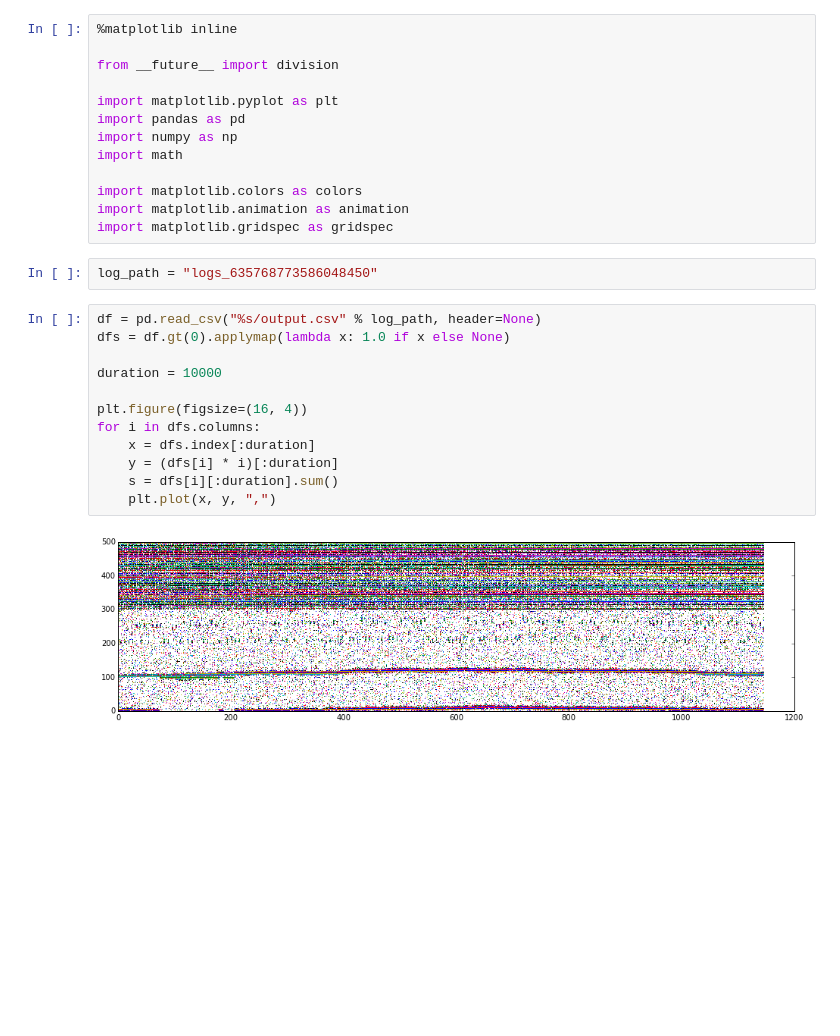
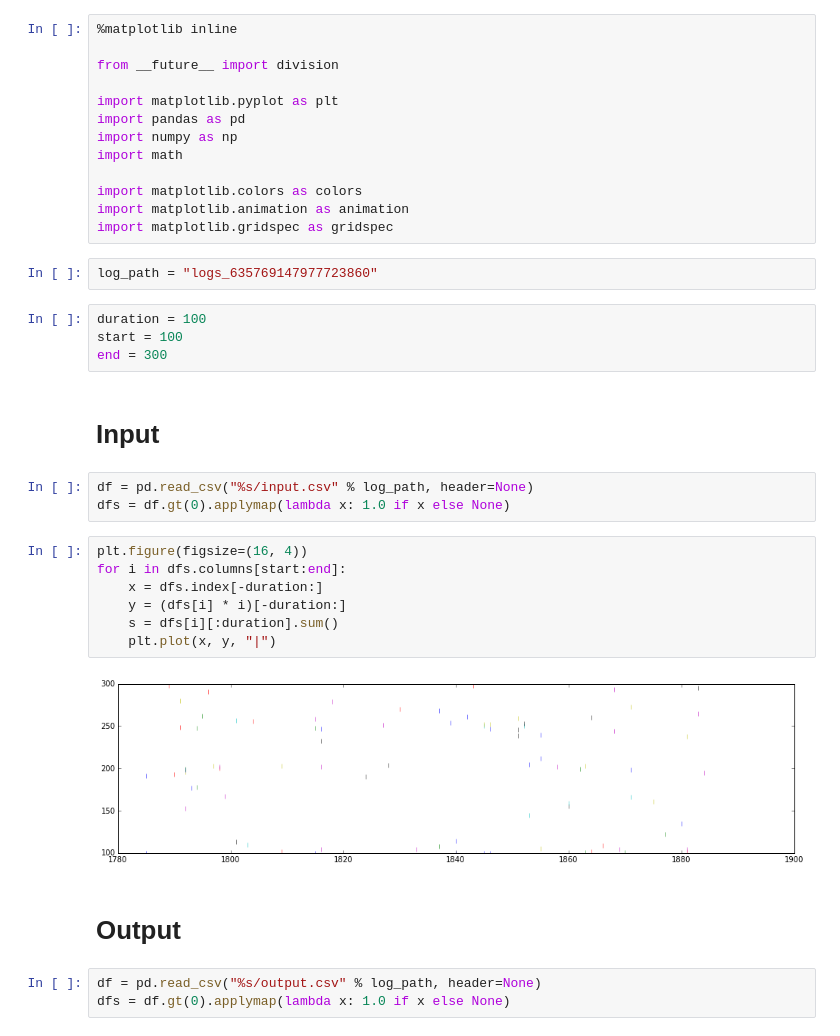
Before and after one commit to BarkingMouseStudio/unity-experiments, a Jupyter notebook: Robot Arm.ipynb, the cells around one changed output. Saved outputs shown, nothing was run; the diff lists cells and outputs as text; blank space fills up the shorter version.

```diff
--- a/Robot Arm.ipynb
+++ b/Robot Arm.ipynb
@@ -12,18 +12,27 @@ import matplotlib.colors as colors
 import matplotlib.animation as animation
 import matplotlib.gridspec as gridspec
 # %%
-log_path = "logs_635768773586048450"
+log_path = "logs_635769147977723860"
+# %%
+duration = 100
+start = 100
+end = 300
+# %% [markdown]
+# Input
+# %%
+df = pd.read_csv("%s/input.csv" % log_path, header=None)
+dfs = df.gt(0).applymap(lambda x: 1.0 if x else None)
 # %%
-df = pd.read_csv("%s/output.csv" % log_path, header=None)
-dfs = df.gt(0).applymap(lambda x: 1.0 if x else None)
-
-duration = 10000
-
 plt.figure(figsize=(16, 4))
-for i in dfs.columns:
-    x = dfs.index[:duration]
-    y = (dfs[i] * i)[:duration]
+for i in dfs.columns[start:end]:
+    x = dfs.index[-duration:]
+    y = (dfs[i] * i)[-duration:]
     s = dfs[i][:duration].sum()
-    plt.plot(x, y, ",")
+    plt.plot(x, y, "|")
 # %% [output]
-[figure, old version]
+[figure, new version]
+# %% [markdown]
+# Output
+# %%
+df = pd.read_csv("%s/output.csv" % log_path, header=None)
+dfs = df.gt(0).applymap(lambda x: 1.0 if x else None)
```
Also changed, not shown: parts of 12 cells of this notebook, 5 other files.
